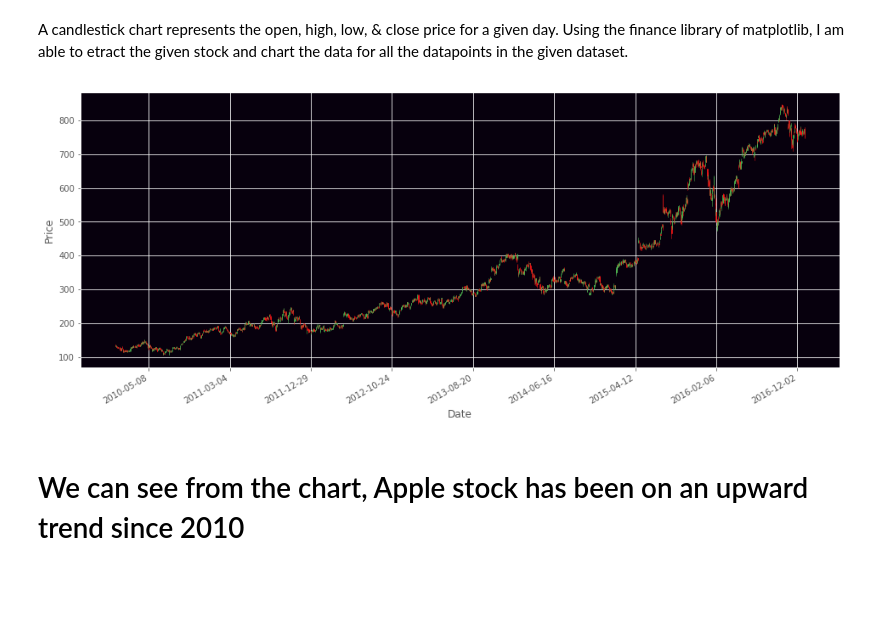
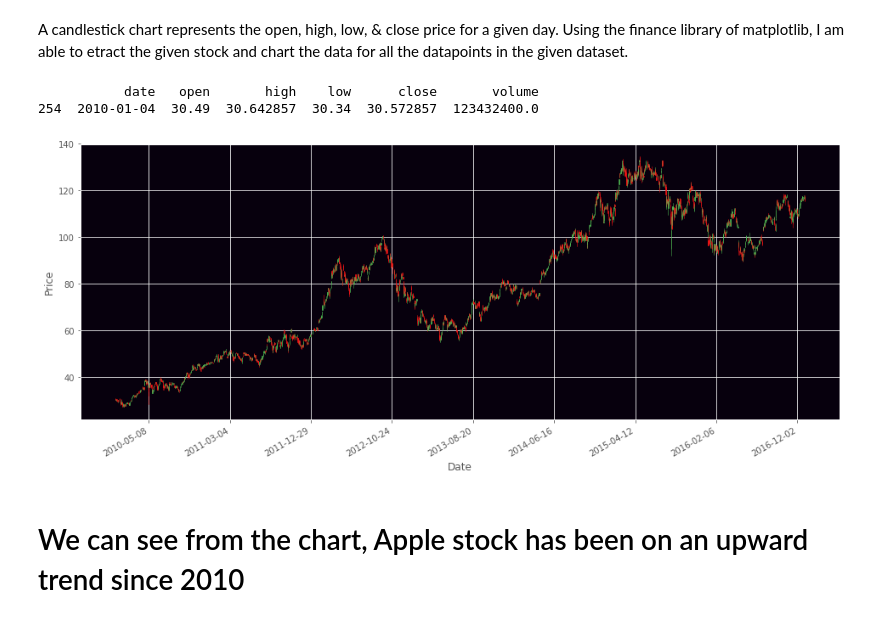
Before and after one commit to plj91682/Thinkful_Assignments, a Jupyter notebook: Thinkful_Assignment_Capstone.ipynb, the cells around one changed output. Drawn from its saved outputs; the diff is of its cells as text; code cells hidden in the pictures; blank space fills up the shorter version.

```diff
--- a/Thinkful_Assignment_Capstone.ipynb
+++ b/Thinkful_Assignment_Capstone.ipynb
@@ -210,36 +212,29 @@ def bytespdate2num(fmt, encoding='utf-8'):
 # %%
 from matplotlib.finance import candlestick_ohlc
 import matplotlib.dates as mdates
 import matplotlib.ticker as mticker
 from matplotlib.widgets import Slider
 
-#stock_df.head(1111)
+symbol = 'AAPL'
 stock_df = stocks_df[stocks_df['symbol'] == symbol]
 df1 = stock_df[['date','open','high','low','close','volume']]
-#df1
 fig = plt.figure(figsize=(16, 8))
 #ax1 = plt.subplot2grid((1,1), (0,0))
 ax1 = plt.subplot2grid((6, 4), (1, 0), rowspan=6, colspan=4, facecolor='#07000d')
 ax1.xaxis_date()
 ax1.xaxis.set_major_formatter(mdates.DateFormatter('%Y-%m-%d'))
 ax1.xaxis.set_major_locator(mticker.MaxNLocator(10))
 fig.autofmt_xdate()
 ax1.grid(True)
 plt.xlabel('Date')
 plt.ylabel('Price')
-
-date1 = (2013, 1, 1)
-date2 = (2016, 12, 31)
-
-
-
-
 df1.is_copy = False
-df1['date'] = df1['date'].apply(mdates.date2num)
-#df1.head(11)
+df1['date'] = matplotlib.dates.datestr2num(df1['date'])
 _ = candlestick_ohlc(ax1, df1.values, width=.6, colorup='#53c156', colordown='#ff1717')
 # %% [output]
+           date   open       high    low      close       volume
+254  2010-01-04  30.49  30.642857  30.34  30.572857  123432400.0
-[figure, old version]
+[figure, new version]
 # %% [markdown]
 # We can see from the chart, Apple stock has been on an upward trend since 2010
 # %% [markdown]
```
Also changed, not shown: parts of 4 cells of this notebook.
